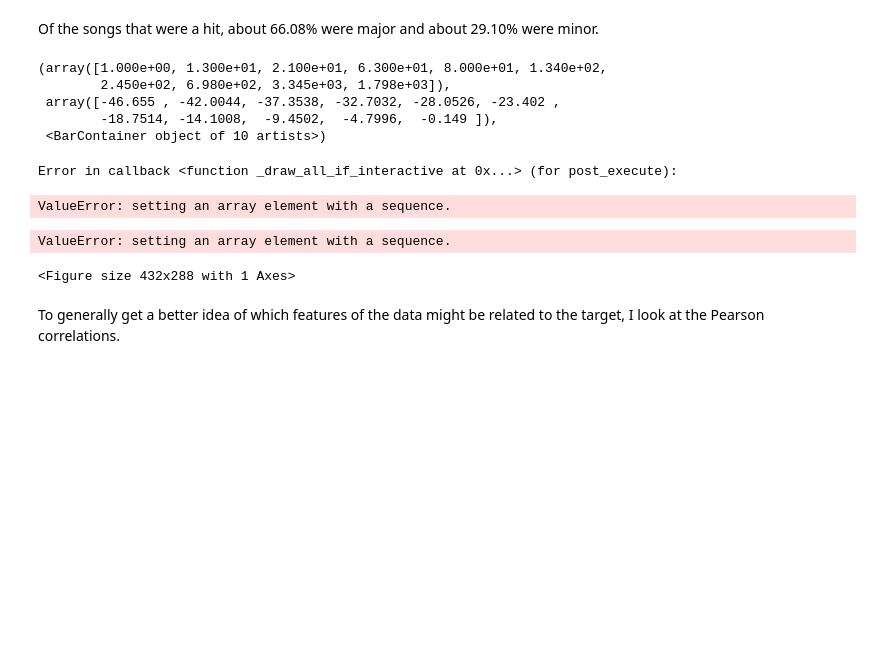
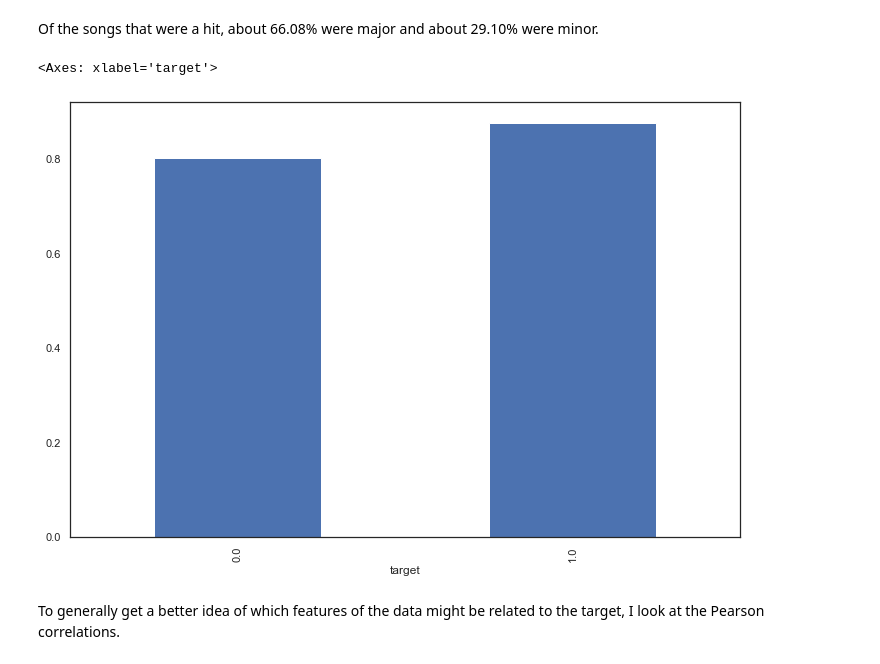
Before and after one commit to nicolemichaud03/Spotify_hit_songs_classification, a Jupyter notebook: Notebook.ipynb, the cells around one changed output. Drawn from its saved outputs; the diff is of its cells as text; code cells hidden in the pictures; blank space fills up the shorter version.

```diff
--- a/Notebook.ipynb
+++ b/Notebook.ipynb
@@ -125,19 +157,14 @@ print("Major:", major, "Minor:", minor)
 Major: 66.08315098468272 Minor: 29.102844638949676
 # %% [markdown]
 Of the songs that were a hit, about 66.08% were major and about 29.10% were minor.
-# %%
-# histogram (loudness?)
-plt.hist(x=data['loudness'], y=data['target'])
-# %% [output]
-(array([1.000e+00, 1.300e+01, 2.100e+01, 6.300e+01, 8.000e+01, 1.340e+02,
-        2.450e+02, 6.980e+02, 3.345e+03, 1.798e+03]),
- array([-46.655 , -42.0044, -37.3538, -32.7032, -28.0526, -23.402 ,
-        -18.7514, -14.1008,  -9.4502,  -4.7996,  -0.149 ]),
- <BarContainer object of 10 artists>)
-Error in callback <function _draw_all_if_interactive at 0x...> (for post_execute):
-ValueError: setting an array element with a sequence.
-ValueError: setting an array element with a sequence.
-<Figure size 432x288 with 1 Axes>
+# %%
+# histogram (loudness?)
+
+volume = num_data.groupby('target')['loudness'].mean()
+volume.plot(kind='bar', y='loudness', x='target')
+# %% [output]
+<Axes: xlabel='target'>
+[figure, added]
 # %% [markdown]
 To generally get a better idea of which features of the data might be related to the target, I look at the Pearson correlations.
 # %%
```
Also changed, not shown: parts of 34 cells of this notebook, 10 other files.
